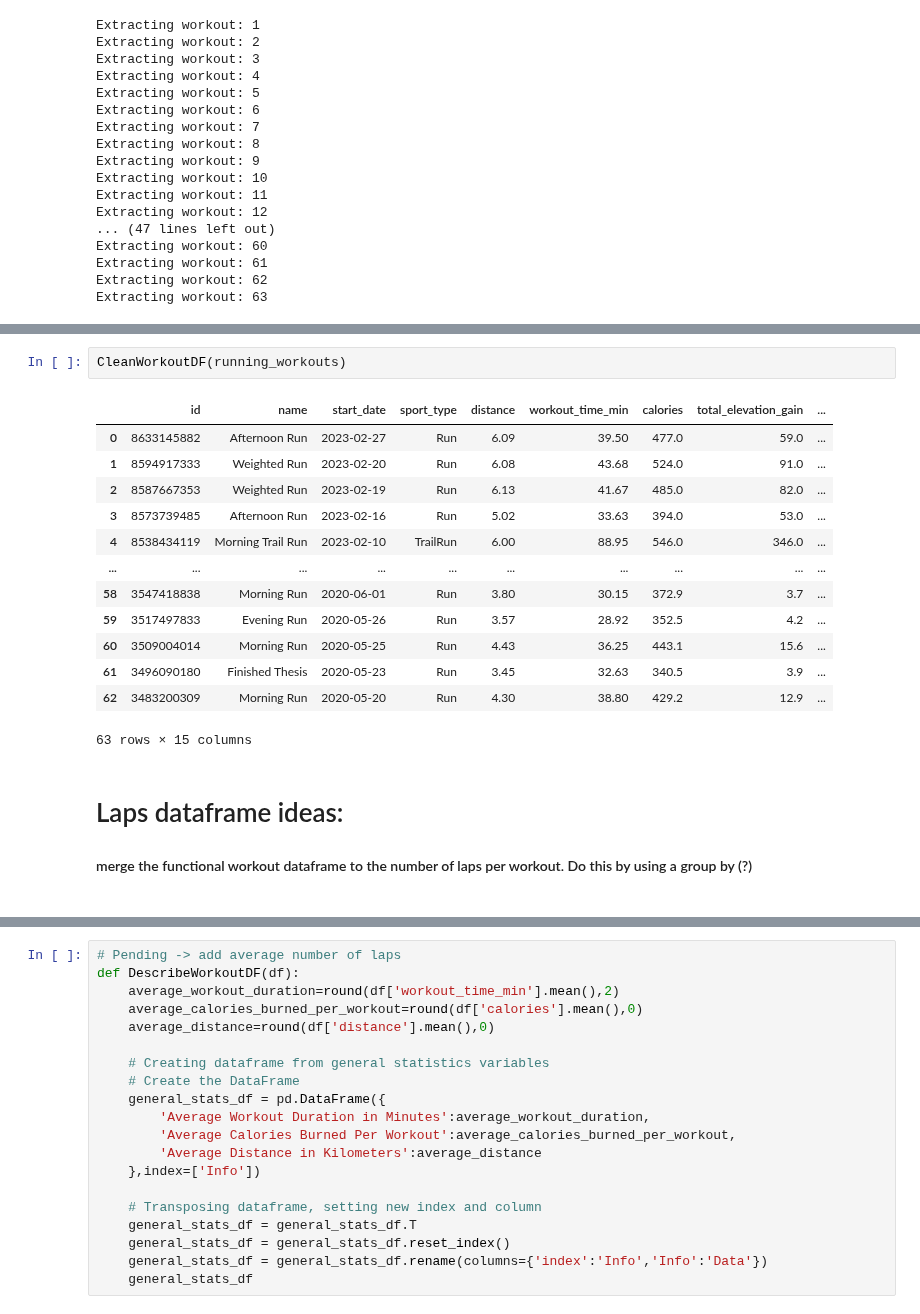
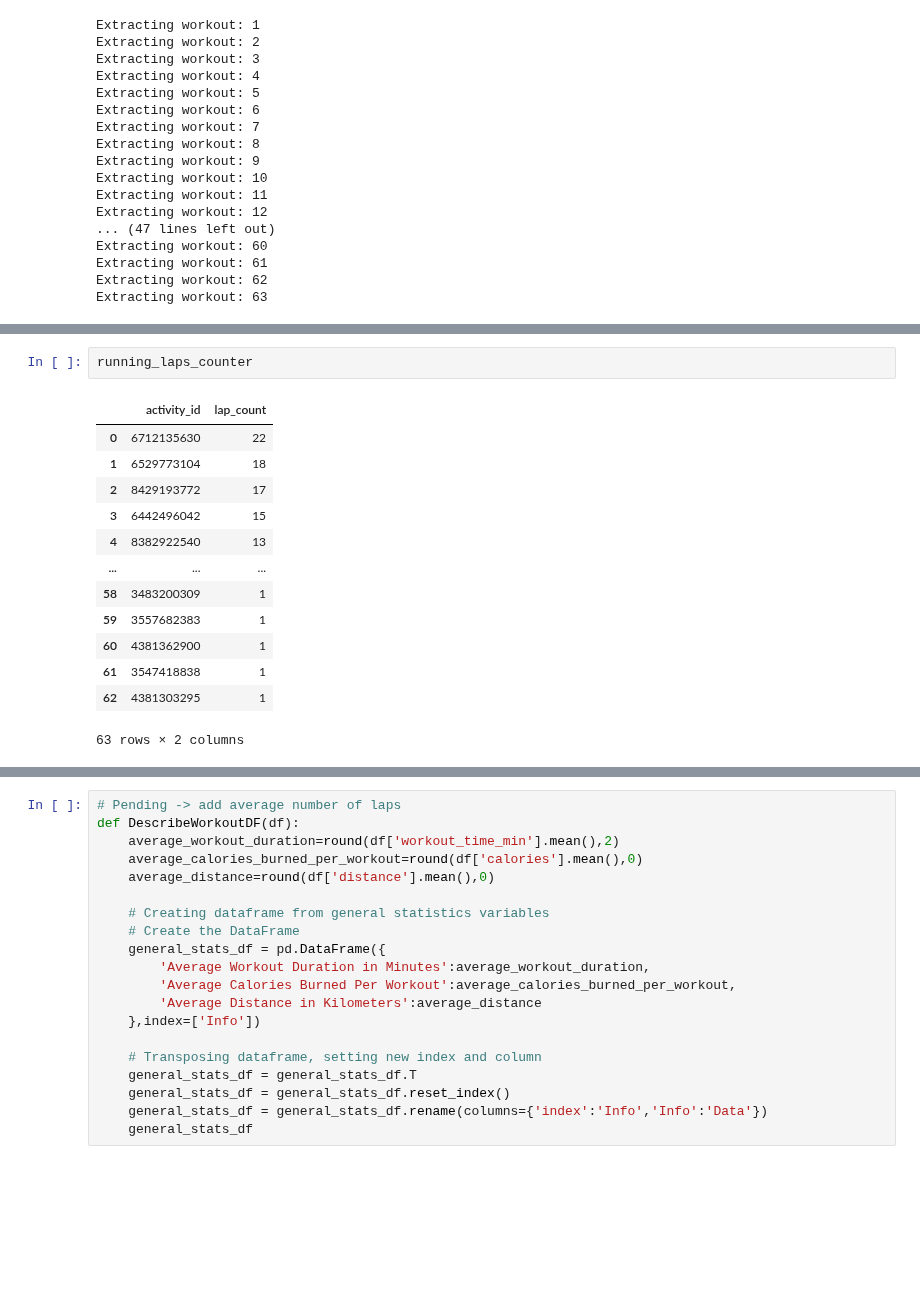
Before and after one commit to ManuelElizaldi/PyStrava, a Jupyter notebook: StravaConnect.ipynb, the cells around one changed output, grey strips where cells are left out. Cells and saved outputs as stored; diff of their text form; blank space fills up the shorter version.

```diff
--- a/StravaConnect.ipynb
+++ b/StravaConnect.ipynb
@@ -425,20 +364,16 @@ Name: activity_id, Length: 384, dtype: int64
-# %%
-CleanWorkoutDF(running_workouts)
-# %% [output]
-|  | id | name | start_date | sport_type | distance | workout_time_min | calories | total_elevation_gain | ... |
-| 0 | 8633145882 | Afternoon Run | 2023-02-27 | Run | 6.09 | 39.50 | 477.0 | 59.0 | ... |
-| 1 | 8594917333 | Weighted Run | 2023-02-20 | Run | 6.08 | 43.68 | 524.0 | 91.0 | ... |
-| 2 | 8587667353 | Weighted Run | 2023-02-19 | Run | 6.13 | 41.67 | 485.0 | 82.0 | ... |
-| 3 | 8573739485 | Afternoon Run | 2023-02-16 | Run | 5.02 | 33.63 | 394.0 | 53.0 | ... |
-| 4 | 8538434119 | Morning Trail Run | 2023-02-10 | TrailRun | 6.00 | 88.95 | 546.0 | 346.0 | ... |
-| ... | ... | ... | ... | ... | ... | ... | ... | ... | ... |
-| 58 | 3547418838 | Morning Run | 2020-06-01 | Run | 3.80 | 30.15 | 372.9 | 3.7 | ... |
-| 59 | 3517497833 | Evening Run | 2020-05-26 | Run | 3.57 | 28.92 | 352.5 | 4.2 | ... |
-| 60 | 3509004014 | Morning Run | 2020-05-25 | Run | 4.43 | 36.25 | 443.1 | 15.6 | ... |
-| 61 | 3496090180 | Finished Thesis | 2020-05-23 | Run | 3.45 | 32.63 | 340.5 | 3.9 | ... |
-| 62 | 3483200309 | Morning Run | 2020-05-20 | Run | 4.30 | 38.80 | 429.2 | 12.9 | ... |
-63 rows × 15 columns
-# %% [markdown]
-# Laps dataframe ideas:
-#### merge the functional workout dataframe to the number of laps per workout. Do this by using a group by (?)
-####
+# %%
+running_laps_counter
+# %% [output]
+|  | activity_id | lap_count |
+| 0 | 6712135630 | 22 |
+| 1 | 6529773104 | 18 |
+| 2 | 8429193772 | 17 |
+| 3 | 6442496042 | 15 |
+| 4 | 8382922540 | 13 |
+| ... | ... | ... |
+| 58 | 3483200309 | 1 |
+| 59 | 3557682383 | 1 |
+| 60 | 4381362900 | 1 |
+| 61 | 3547418838 | 1 |
+| 62 | 4381303295 | 1 |
+63 rows × 2 columns
```
Also changed, not shown: parts of 8 cells of this notebook.
